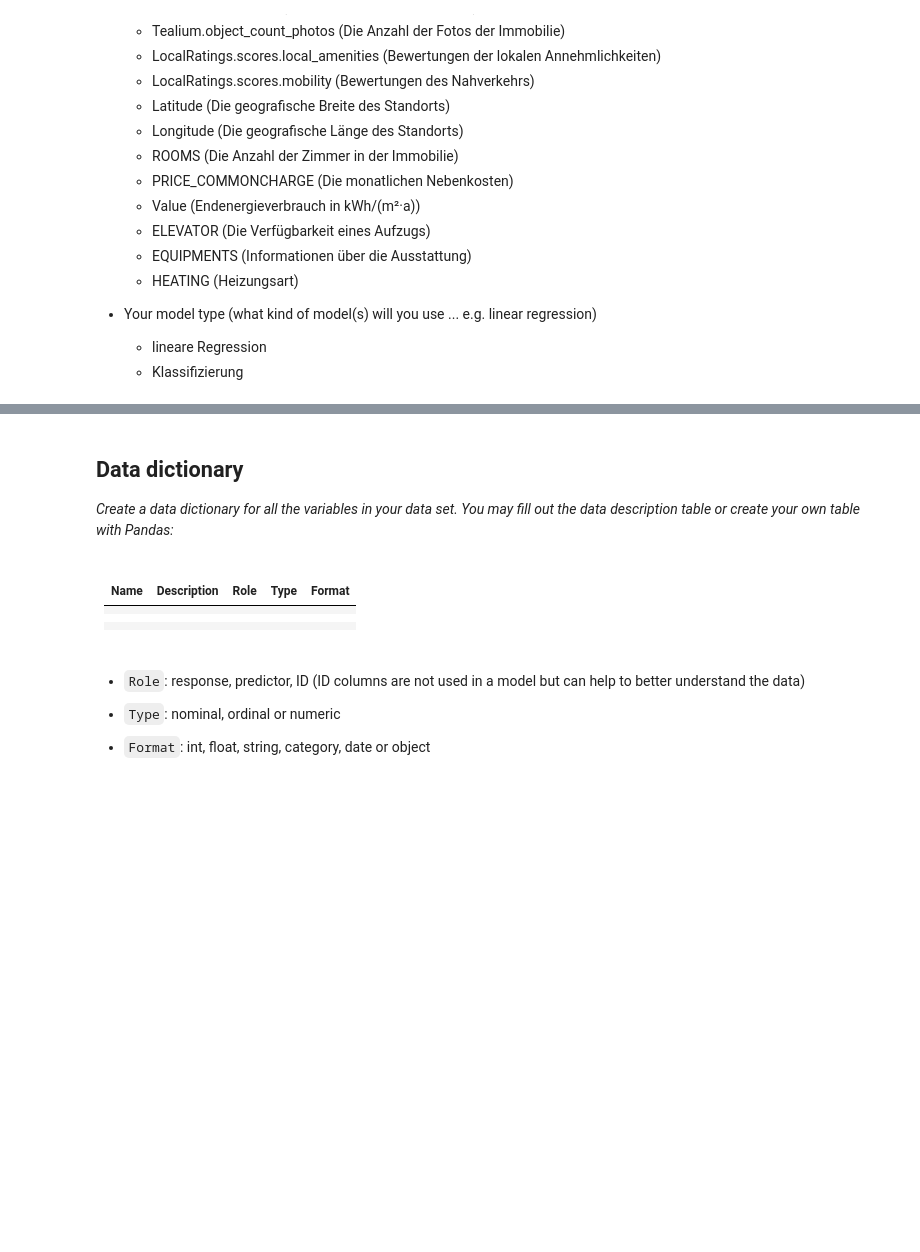
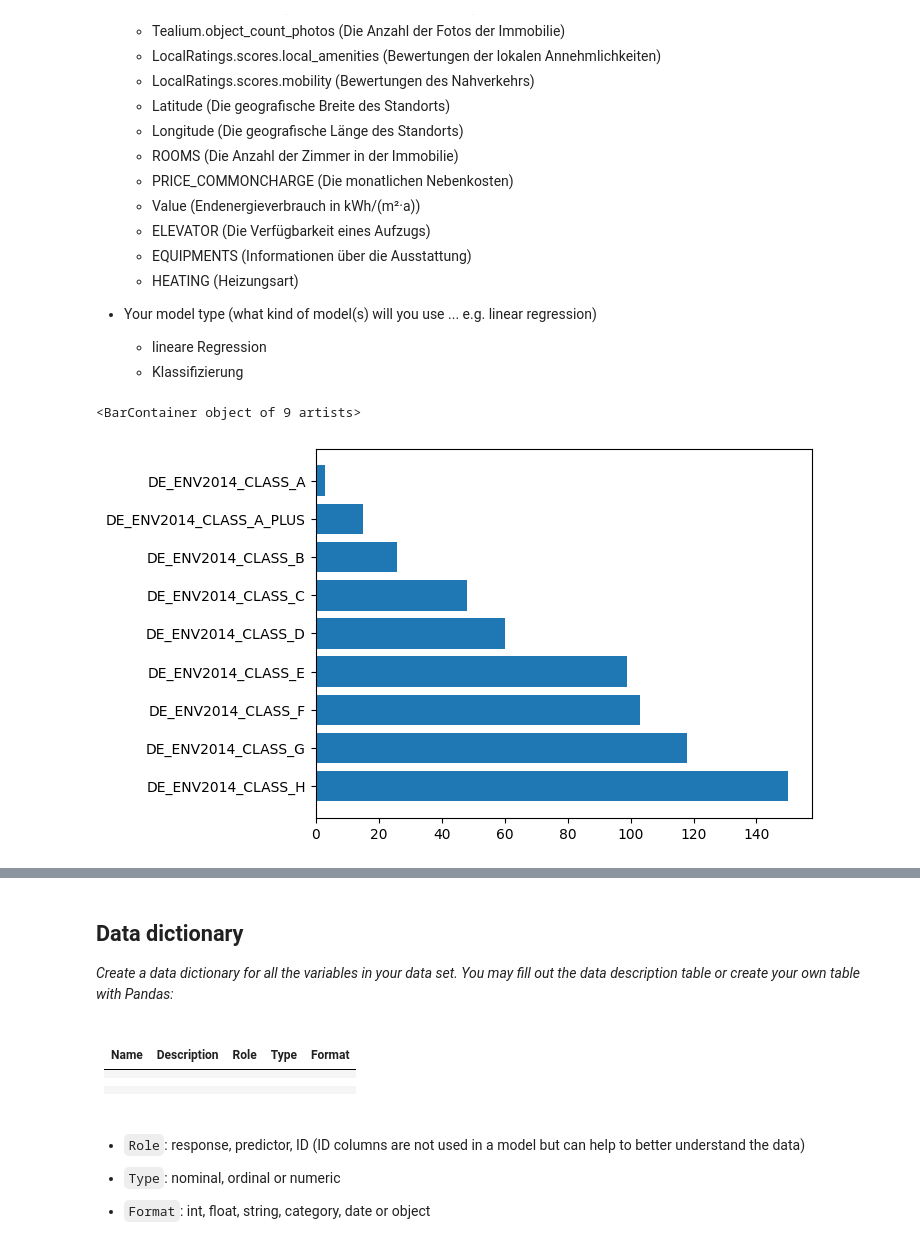
Before and after one commit to hdm-statistik-lpj/project, a Jupyter notebook: references/project-proposal.ipynb, the cells around one changed output, grey strips where cells are left out. Cells and saved outputs as stored; diff of their text form; code cells hidden in the pictures; blank space fills up the shorter version.

```diff
--- a/references/project-proposal.ipynb
+++ b/references/project-proposal.ipynb
@@ -113,3 +113,17 @@ Die unabhängige Variable "Preis" (PRICE) repräsentiert den vom Verkäufer ange
 -   Your model type (what kind of model(s) will you use ... e.g. linear regression)
     - lineare Regression
     - Klassifizierung
+# %%
+import pandas as pd
+githubUrl = 'https://raw.githubusercontent.com/hdm-statistik-lpj/project/main/data/external/immobilienNuernberg.csv'
+
+# CSV-Datei in ein Pandas DataFrame importieren
+immobilienDf = pd.read_csv(githubUrl)
+
+import matplotlib.pyplot as plt
+
+class_counts = immobilienDf.value_counts("Class")
+plt.barh(y=sorted(class_counts.index, reverse=True), width=class_counts)
+# %% [output]
+<BarContainer object of 9 artists>
+[figure, added]
```
Also changed, not shown: parts of 2 cells of this notebook.
